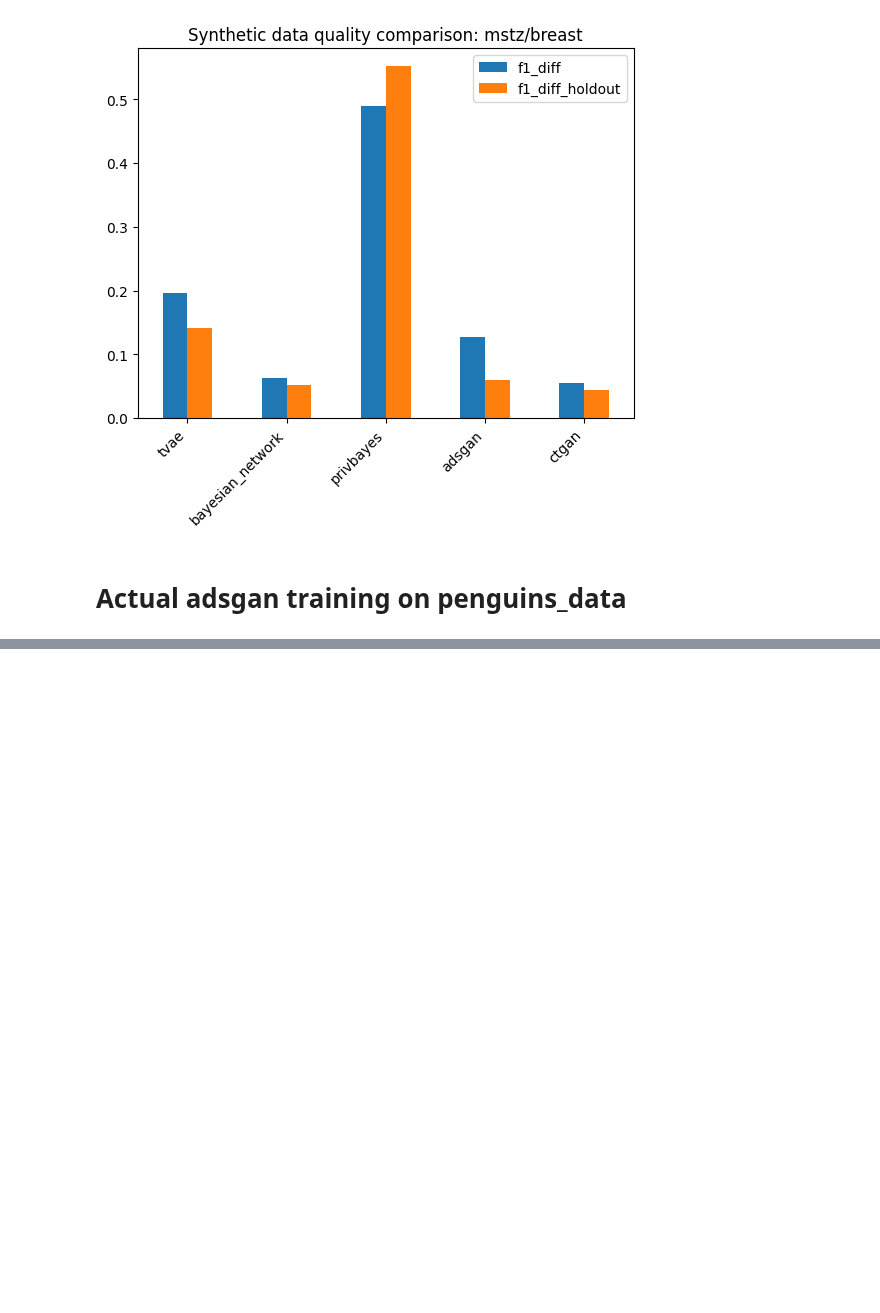
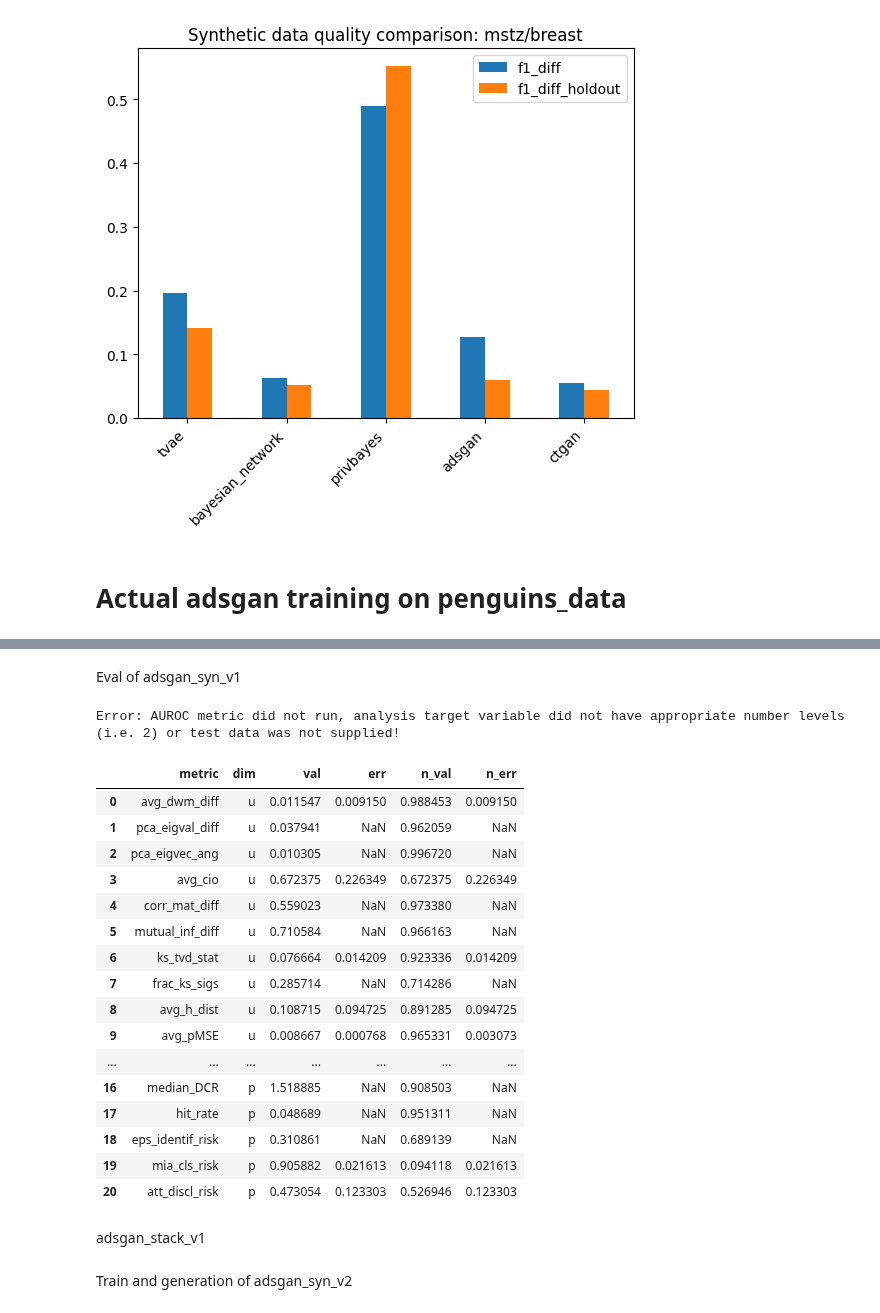
Before and after one commit to LucasBrynk/synthe_size_me, a Jupyter notebook: penguins_adsgan_syn.ipynb, the cells around one changed output, grey strips where cells are left out. Saved outputs shown, nothing was run; the diff lists cells and outputs as text; code cells hidden in the pictures; blank space fills up the shorter version.

Commit message:
Training final states for multiple gens and eval

```diff
--- a/penguins_adsgan_syn.ipynb
+++ b/penguins_adsgan_syn.ipynb
@@ -106,3 +106,17 @@ plt.show()
 [figure]
 # %% [markdown]
 # Actual adsgan training on penguins_data
+# %%
+# Real penguins_data for reference
+penguins_real = pd.read_csv(r"C:\Users\lucas\Desktop\Data_Science\Speciale\Data\penguin_data\penguins_size.csv")
+
+# Drop NaN values
+penguins_real = penguins_real.dropna()
+
+# Baseline train/test split
+penguins_train = pd.read_csv(r"C:\Users\lucas\Desktop\Data_Science\Speciale\Code\penguins_train.csv")
+penguins_test = pd.read_csv(r"C:\Users\lucas\Desktop\Data_Science\Speciale\Code\penguins_test.csv")
+
+target = 'species'
+
+gen_count = penguins_real.shape[0]
@@ -108,0 +147,34 @@ plt.show()
+# %% [markdown]
+Eval of adsgan_syn_v1
+# %%
+# Read synthetic data
+penguin_adsgan_syn_v1 = pd.read_csv("penguin_adsgan_syn_v1.csv").round(1)
+
+# Remove first col
+penguin_adsgan_syn_v1 = penguin_adsgan_syn_v1.iloc[:, 1:]
+
+# Evaluate
+S = SynthEval(penguins_train, holdout_dataframe=penguins_test, verbose=0)
+res_base = S.evaluate(penguin_adsgan_syn_v1, target, "full_eval")
+res_base
+# %% [output]
+Error: AUROC metric did not run, analysis target variable did not have appropriate number levels (i.e. 2) or test data was not supplied!
+|  | metric | dim | val | err | n_val | n_err |
+| 0 | avg_dwm_diff | u | 0.011547 | 0.009150 | 0.988453 | 0.009150 |
+| 1 | pca_eigval_diff | u | 0.037941 | NaN | 0.962059 | NaN |
+| 2 | pca_eigvec_ang | u | 0.010305 | NaN | 0.996720 | NaN |
+| 3 | avg_cio | u | 0.672375 | 0.226349 | 0.672375 | 0.226349 |
+| 4 | corr_mat_diff | u | 0.559023 | NaN | 0.973380 | NaN |
+| 5 | mutual_inf_diff | u | 0.710584 | NaN | 0.966163 | NaN |
+| 6 | ks_tvd_stat | u | 0.076664 | 0.014209 | 0.923336 | 0.014209 |
+| 7 | frac_ks_sigs | u | 0.285714 | NaN | 0.714286 | NaN |
+| 8 | avg_h_dist | u | 0.108715 | 0.094725 | 0.891285 | 0.094725 |
+| 9 | avg_pMSE | u | 0.008667 | 0.000768 | 0.965331 | 0.003073 |
+| ... | ... | ... | ... | ... | ... | ... |
+| 16 | median_DCR | p | 1.518885 | NaN | 0.908503 | NaN |
+| 17 | hit_rate | p | 0.048689 | NaN | 0.951311 | NaN |
+| 18 | eps_identif_risk | p | 0.310861 | NaN | 0.689139 | NaN |
+| 19 | mia_cls_risk | p | 0.905882 | 0.021613 | 0.094118 | 0.021613 |
+| 20 | att_discl_risk | p | 0.473054 | 0.123303 | 0.526946 | 0.123303 |
+# %% [markdown]
+adsgan_stack_v1
@@ -108,0 +203,2 @@ plt.show()
+# %% [markdown]
+Train and generation of adsgan_syn_v2
```
Also changed, not shown: parts of 34 cells of this notebook.
